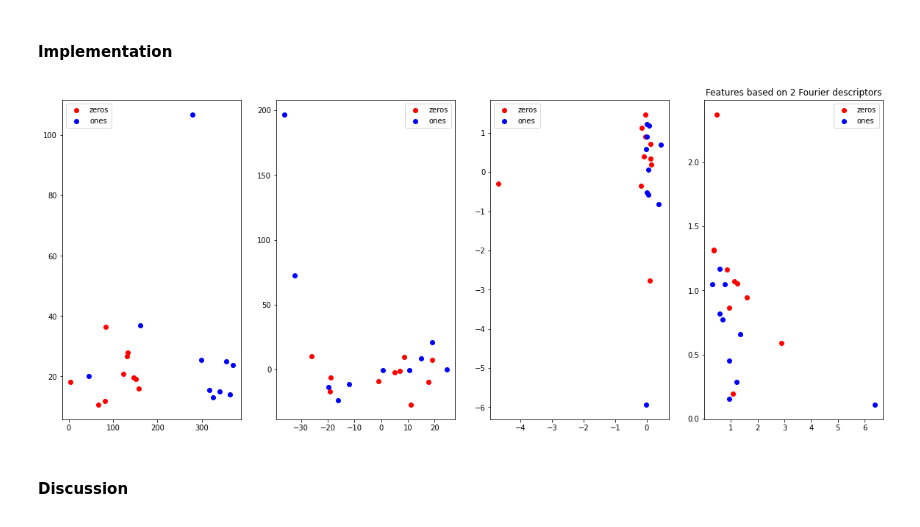
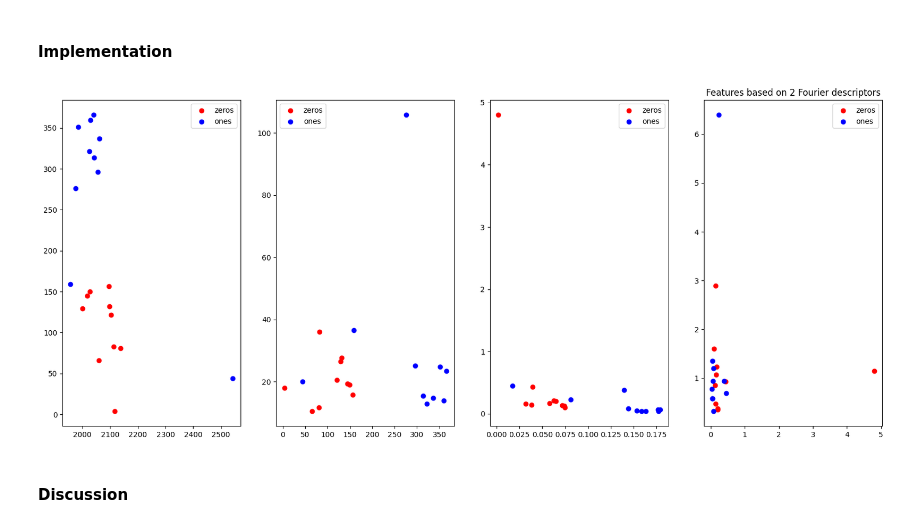
Before and after one commit to sirogosig/EE-451_code, a Jupyter notebook: labs/lab_02_object_description.ipynb, the cells around one changed output. Drawn from its saved outputs; the diff is of its cells as text; code cells hidden in the pictures.

```diff
--- a/labs/lab_02_object_description.ipynb
+++ b/labs/lab_02_object_description.ipynb
@@ -236,22 +241,27 @@ import scipy
 # Function that takes as input an image and returns a set of descriptors.
 # You may use other custom helper functions to break the code into useful chuncks.
 
-def get_descriptors(img):
+def get_descriptors(img, num_points):
     descriptors = []
-    # TODO
+    # Get contour
     im_contours = cv2.convertScaleAbs(img)
     Co, _ = cv2.findContours(im_contours, cv2.RETR_EXTERNAL, cv2.CHAIN_APPROX_SIMPLE)
     xco = Co[0].T[0][0]
     yco = Co[0].T[1][0]
     data = np.array(list(zip(xco, yco)))
+
+    # Interpolate contour
     tck,u = interpolate.splprep(data.transpose(), s=1)
-    unew = np.arange(0, 1.01, 0.01)
+    unew = np.linspace(0, 1, num_points)
     out = interpolate.splev(unew, tck)
+
+    # Transform coördinates to complex numbers
     fft_in = out[0] + out[1]*1.0j
 
+    # Fourier transform
     descriptors = scipy.fft.fft(fft_in)
     return descriptors
 
 # Check first 10 descriptors of a test image (just to check that your pipeline works well)
-print(get_descriptors(zeros_im[0])[:10])
+print(get_descriptors(ones_im[8], 100)[:10])
 # %% [output]
@@ -280,7 +294,7 @@ one = ones_im[8]
 fig, axes = plt.subplots(1, 5, figsize=(20, 4))
 
 # Plot recovery for a zero image
-descriptors_zero = get_descriptors(zero)
+descriptors_zero = get_descriptors(zero, 100)
 for i in range(0,  5):
     fourier = descriptors_zero.copy()
     fourier[descr_set_sizes[i]+1:-descr_set_sizes[i]] = 0
@@ -291,7 +305,7 @@ for i in range(0,  5):
     axes[i].plot(xPlot, yPlot)
 
 # Plot recovery for a one image
-descriptors_one = get_descriptors(one)
+descriptors_one = get_descriptors(one, 100)
 for i in range(0,  5):
     fourier = descriptors_one.copy()
     fourier[descr_set_sizes[i]+1:-descr_set_sizes[i]] = 0
@@ -319,19 +331,20 @@ SyntaxError: invalid syntax (<ipython-input-65-06c200f1250d>, line 2)
 # TODO: You should fill the lists below, with your features
 
 # First feature for all "0"s
-zeros_f1 = [np.absolute(get_descriptors(a)[1]) for a in zeros_im]
+zeros_f1 = [np.absolute(get_descriptors(a, 50)[0]) for a in zeros_im]
 # Second feature for all "0"s
-zeros_f2 = [np.absolute(get_descriptors(a)[2]) for a in zeros_im]
+zeros_f2 = [np.absolute(get_descriptors(a, 50)[1]) for a in zeros_im]
 # Fist feature for all "1"s
-ones_f1 = [np.absolute(get_descriptors(a)[1]) for a in ones_im]
+ones_f1 = [np.absolute(get_descriptors(a, 50)[0]) for a in ones_im]
 # Second feature for all "1"s
-ones_f2 = [np.absolute(get_descriptors(a)[2]) for a in ones_im]
+ones_f2 = [np.absolute(get_descriptors(a, 50)[1]) for a in ones_im]
 
 # Plot features for all images
 fig = plt.figure()
 ax = fig.add_axes([0,0,1,1])
 ax.scatter(zeros_f1, zeros_f2, color='r', label='zeros')
 ax.scatter(ones_f1, ones_f2, color='b', label='ones')
+ax.scatter(ones_f1[8], ones_f2[8], color='g')
 ax.legend(loc='best')
 plt.title("Features based on 2 Fourier descriptors")
 plt.show()
@@ -355,7 +368,7 @@ TODO
 # You may use your functions defined in section 1.B.
 
 def get_invariant_features(img, inv_to_rotation=False, inv_to_translation=False, inv_to_scale=False):
-    descriptors = get_descriptors(img)
+    descriptors = get_descriptors(img, 100)
     if inv_to_translation:
         descriptors = descriptors[1:]
     if inv_to_rotation:
@@ -363,7 +376,7 @@ def get_invariant_features(img, inv_to_rotation=False, inv_to_translation=False,
     if inv_to_scale:
         descriptors = descriptors[1:]/descriptors[:-1]
 
-    return descriptors
+    return np.absolute(descriptors)
 # %%
 import random
 # Define custom rotation function. You may add other parameters to the function.
@@ -405,30 +418,30 @@ transformed_images_ones = [random_scale(random_translate(random_rotate(img))) fo
 # %%
 # For each of the 4 sets of "0"s and "1"s above, you should find the invaiant features
 # and make a plot (similar to section 1.4) - 4 plots in total!
 # Use a proper labeling/legend for the plots!
 
 
 # TODO
 fig, axes = plt.subplots(1, 4, figsize=(20, 8))
 temp = [(True, False, False), (False, True, False), (False, False, True), (True, True, True)]
 for i in range(4):
     # First feature for all "0"s
-    zeros_f1 = [get_invariant_features(a, temp[i][0], temp[i][1], temp[i][2])[1] for a in zeros_im]
+    zeros_f1 = [get_invariant_features(a, temp[i][0], temp[i][1], temp[i][2])[0] for a in zeros_im]
     # Second feature for all "0"s
-    zeros_f2 = [get_invariant_features(a, temp[i][0], temp[i][1], temp[i][2])[2] for a in zeros_im]
+    zeros_f2 = [get_invariant_features(a, temp[i][0], temp[i][1], temp[i][2])[1] for a in zeros_im]
     # Fist feature for all "1"s
-    ones_f1 = [get_invariant_features(a, temp[i][0], temp[i][1], temp[i][2])[1] for a in ones_im]
+    ones_f1 = [get_invariant_features(a, temp[i][0], temp[i][1], temp[i][2])[0] for a in ones_im]
     # Second feature for all "1"s
-    ones_f2 = [get_invariant_features(a, temp[i][0], temp[i][1], temp[i][2])[2] for a in ones_im]
+    ones_f2 = [get_invariant_features(a, temp[i][0], temp[i][1], temp[i][2])[1] for a in ones_im]
 
     # Plot features for all images
     axes[i].scatter(zeros_f1, zeros_f2, color='r', label='zeros')
     axes[i].scatter(ones_f1, ones_f2, color='b', label='ones')
     axes[i].legend(loc='best')
 plt.title("Features based on 2 Fourier descriptors")
 plt.show()
 # %% [output]
-[figure, old version]
+[figure, new version]
 # %% [markdown]
 #### Discussion
 # %% [markdown]
```
Also changed, not shown: parts of 13 cells of this notebook.
